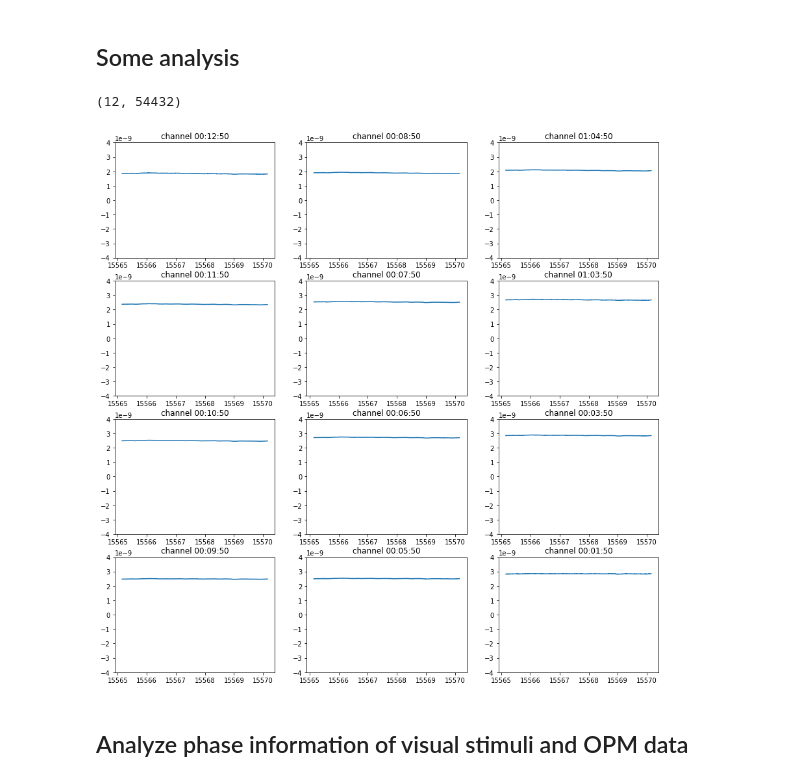
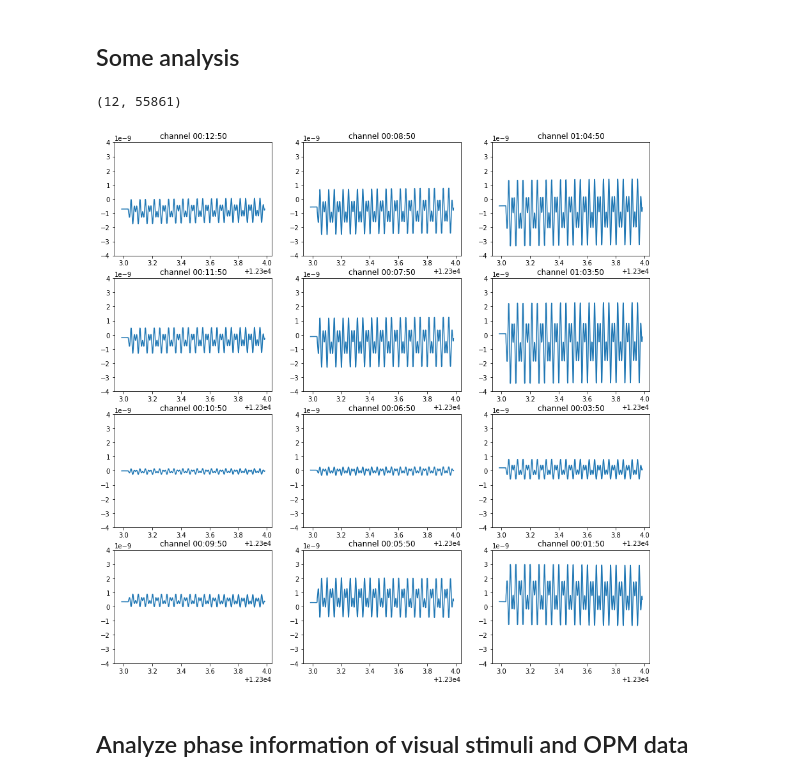
Before and after one commit to Vincentvjj/opm_tacs_flicker, a Jupyter notebook: analysis/analysis.ipynb, the cells around one changed output. Cells and saved outputs as stored; diff of their text form; code cells hidden in the pictures.

```diff
--- a/analysis/analysis.ipynb
+++ b/analysis/analysis.ipynb
@@ -12,7 +12,7 @@ from mne.time_frequency import psd_welch
 # %%
 ## import no-tacs data
 
-data, header=  pyxdf.load_xdf('../recordings/P01-no-tacs-R2.xdf')
+data, header=  pyxdf.load_xdf('../recordings/P01-with-tacs-R1.xdf')
 
 if data[0]['info']['name'][0] == 'ExperimentMarkers':
     markers_data = data[0]
@@ -26,7 +26,6 @@ fs = 1000 # sampling rate
 opm_time_stamps = opm_data['time_stamps']
 
 
-# print(markers_data['time_stamps'].shape)
-
-plt.plot(markers_data['time_stamps'][:50], markers_data['time_series'][:50])
+# plt.figure(figsize=(15,10))
+# plt.plot(markers_data['time_stamps'][:40], markers_data['time_series'][:40])
 # %% [output]
@@ -77,17 +77,17 @@ for i, ts in enumerate(epochs_ts):
 ## setting up the raw time series data for processing
 
 adc_diode_idx = 0
-adc_tacs_idx = 11
+# adc_tacs_idx = 11
 ## There will be _full and _cut, the difference is in the duration cut.
 opm_data_full = opm_data['time_series'][:] * 1e-15 #in tesla
 
 adc_diode_full = opm_data_full[:, adc_diode_idx]
-adc_tacs_full = opm_data_full[:, adc_tacs_idx]
+# adc_tacs_full = opm_data_full[:, adc_tacs_idx]
 
-opm_data_full = np.delete(opm_data_full, adc_tacs_idx, 1)
+# opm_data_full = np.delete(opm_data_full, adc_tacs_idx, 1)
 opm_data_full = np.delete(opm_data_full, adc_diode_idx, 1)
 
-num_channels_w_adcs = opm_data_full.shape[1] + 2
+num_channels_w_adcs = opm_data['time_series'][:].shape[1]
 num_samples = opm_data_full.shape[0]
 
 # start = start_marker_index # seconds in
@@ -109,15 +109,17 @@ for i, channel in enumerate(opm_data['info']['desc'][0]['channels'][0]['channel'
     channel_types[i] = channel['type'][0]
     channel_units[i] = channel['unit'][0]
 
-channel_names = np.delete(channel_names, adc_tacs_idx)
+# channel_names = np.delete(channel_names, adc_tacs_idx)
 channel_names = np.delete(channel_names, adc_diode_idx)
 
-channel_types = np.delete(channel_types, adc_tacs_idx)
+# channel_types = np.delete(channel_types, adc_tacs_idx)
 channel_types = np.delete(channel_types, adc_diode_idx)
 
 
 ## channels ordering
 ref_channels = ['01:01:50', '01:02:50', '01:05:50']
+
+tACS_channel = ['01:00:0']
 
 channel_orders = ['00:12:50','00:08:50', '01:04:50'
 , '00:11:50', '00:07:50', '01:03:50'
@@ -156,6 +158,5 @@ timing_diode = np.diff(opm_time_stamps[index_diode_on])
 adc_diode_phase = np.angle(hilbert(adc_diode_square), deg=False)
 
 
-# plt.plot(adc_diode_full[10000:14000])
-plt.plot(timing_diode[:50])
-# plt.plot(adc_diode_full[8000:14000])
+
+# plt.plot(adc_diode_square[12000:18000])
@@ -171,9 +169,13 @@ trial_dur = 2000 #2 seconds trial
 info = mne.create_info(list(channel_names), fs, list(channel_types))
 raw = mne.io.RawArray(opm_data_full[:].T, info)
 raw.drop_channels(ref_channels)
+#get the tACS mne raw data
+raw_tacs = raw.copy().pick_channels(tACS_channel)
+# raw will only be left with primary channels only
+raw.drop_channels(tACS_channel)
 raw.reorder_channels(channel_orders)
 
-raw_fil_10 = raw.copy().filter(1,30)
+raw_fil_10 = raw.copy().filter(4,6)
 raw_fil_1_30 = raw.copy().filter(1,30)
 
 
@@ -221,8 +223,6 @@ epo_mean = np.mean(epo_opm_f1_30, axis=1)
 # # plot psd OPM data per channel
 plt.figure(figsize=(15,15))
 for i in range(num_primary_channels):
-
-    epo_mean
 
     f, pxx = signal.welch(epo_mean[i], fs, nperseg=512)
     plt.subplot(4,3,i+1)
@@ -235,6 +235,7 @@ for i in range(num_primary_channels):
     # plt.xlabel("freqs (Hz)")
     # plt.ylabel("Power")
 
+# %matplotlib inline
 plt.figure(figsize=(15,8))
 tmin = start_marker_index/fs
 tmax = end_marker_index/fs
@@ -310,33 +308,33 @@ Effective window size : 1.000 (s)
 # %%
 %matplotlib inline
 # ## Plot time-series primary channels
 
 # raw.filter(9,11)
 raw_arr = raw[:][0][:, start_marker_index:end_marker_index]
 print(raw_arr.shape)
 
 start = 0
-end = 5000
+end = 1000
 
 markers_line = adc_diode_markers[start:end].astype(bool)
 marker_ts = opm_time_stamps[start:end][markers_line]
 
 # Visualize raw data with markers timestamps
 
 plt.figure(figsize=(15,15))
 for i in range(raw_arr.shape[0]):
     plt.subplot(4,3,i+1)
     plt.title('channel ' + raw.ch_names[i])
     plt.plot(opm_time_stamps[start:end], raw_arr[i, start:end])
     plt.ylim((-4e-9,4e-9))
 
     adc_diode_markers
     for ts in marker_ts:
         # print(time_stamps[j])
         plt.axvline(x=ts, c="red")
 # %% [output]
-(12, 54432)
+(12, 55861)
-[figure, old version]
+[figure, new version]
 # %% [markdown]
 ## Analyze phase information of visual stimuli and OPM data
 # %%
```
Also changed, not shown: parts of 9 cells of this notebook, 2 other files.
